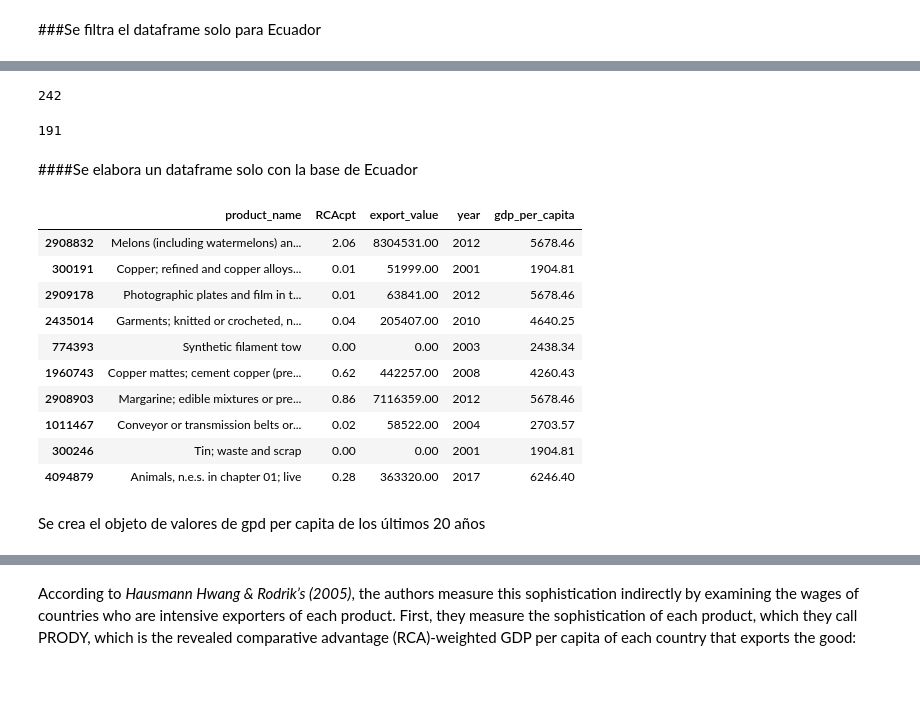
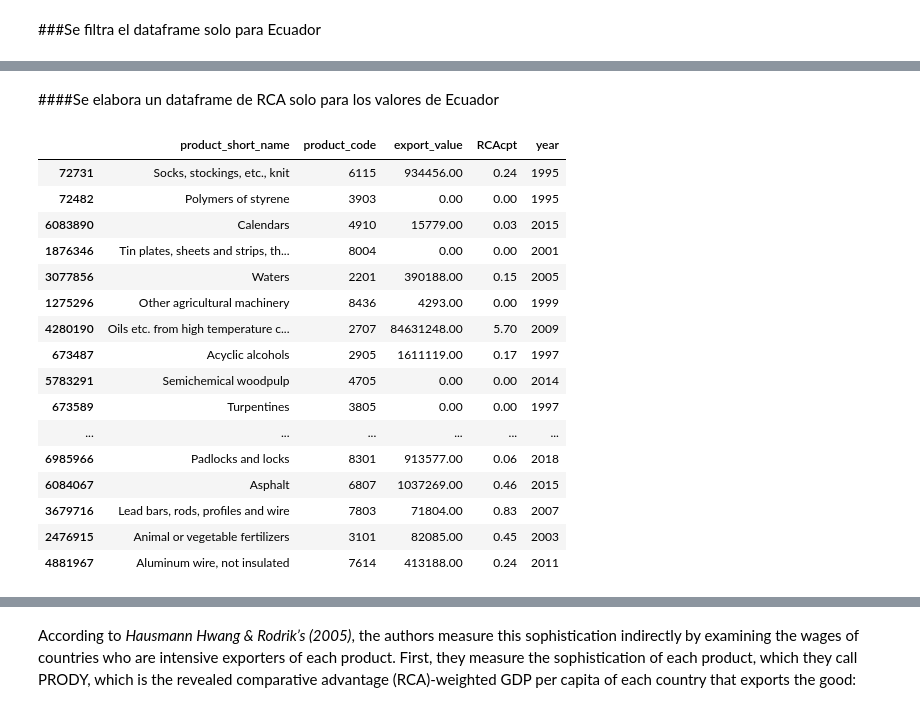
Before and after one commit to descandon88/Ecuador-Growth-data-set, a Jupyter notebook: Ecuador_contrade_data_analysis.ipynb, the cells around one changed output, grey strips where cells are left out. Saved outputs shown, nothing was run; the diff lists cells and outputs as text; code cells hidden in the pictures; blank space fills up the shorter version.

```diff
--- a/Ecuador_contrade_data_analysis.ipynb
+++ b/Ecuador_contrade_data_analysis.ipynb
@@ -99,6 +103,15 @@ memory usage: 337.5+ MB
 # %%
-df_test.sample(n=6)
-df_test.info()
-df_test['product_id'].nunique()
+# df_test.sample(n=6)
+# df_test['hs_product_code'] = df_test['hs_product_code'].apply(np.int64)
+df_short_name.rename(columns={"hs_product_code": "product_code"}, inplace=True)
+df_short_name.rename(columns={"hs_product_name_short_en": "product_short_name"}, inplace=True)
+
+
+df_short_name.sample(n=25)
+
+df_short_name.info()
+df_short_name['product_id'].nunique()
+df_short_name['product_code'].nunique()
+
 # df_test[ (df_test['country_name']=='Ecuador')].sort_values(by=['year'],ascending=False)[['index','country_iso_code','tech','year']][0:30]
 # %% [output]
@@ -128,0 +149,9 @@ df['country_name'].nunique()
+# %%
+df_base['product_code'].nunique()
+    # df_all = pd.merge(df_all,data[[anio_col,pais_col,prod_col,prod_code,value_col]],how='left',on=[anio_col,pais_col,prod_col])
+
+# df['product_code'].nunique()
+# df = pd.merge(df_base, df_short_name[['product_code','short_name']],how='right', on=['product_code']).copy()
+df = pd.merge(df_base, df_short_name[['product_code','product_short_name']],how='inner', on='product_code').copy()
+
+df.head()
@@ -244,7 +464,7 @@ Text(0.5, 1.0, 'Exportaciones de Ecuador')
 # %%
 ## Función para el cálculo de RCA
 
-def calc_rca(data,pais_col,prod_col,anio_col,value_col):
+def calc_rca(data,pais_col,prod_col,prod2_col,anio_col,value_col,prod_code):
     """
       La función que calcula la RCA
 
@@ -253,7 +473,7 @@ def calc_rca(data,pais_col,prod_col,anio_col,value_col):
     df_all = pd.DataFrame(list(product(data[anio_col].unique(), data[pais_col].unique(),data[prod_col].unique())))
     df_all.columns=[anio_col,pais_col,prod_col]
     print('Se procede a fusionar los datos')
-    df_all = pd.merge(df_all,data[[anio_col,pais_col,prod_col,value_col]],how='left',on=[anio_col,pais_col,prod_col])
+    df_all = pd.merge(df_all,data[[anio_col,pais_col,prod_col,prod2_col,prod_code,value_col]],how='left',on=[anio_col,pais_col,prod_col])
     df_all.loc[df_all[value_col].isnull(),value_col] = 0
 
     # En esta parte se calculan propiedades
@@ -265,14 +485,18 @@ def calc_rca(data,pais_col,prod_col,anio_col,value_col):
 
     df_all['RCAcpt'] = (df_all['Xcpt']/df_all['Xct'])/(df_all['Xpt']/df_all['Xt']) #--> ecuación de las ventaja comparativa revelada RCA
 
-    ## 0 si el producto / país tiene 0 exportaciones
+    ## 0 si el producto / país tiene null en rca
     df_all.loc[df_all['RCAcpt'].isnull(),'RCAcpt'] = 0
+    df_all.loc[df_all[prod_code].isnull(),prod_code] = 0
+
+    df_all[prod_code] = df_all[prod_code].apply(np.int64)
+
     # drop the properties
     df_all.drop(['Xcpt','Xct','Xpt','Xt'],axis=1,inplace=True,errors='ignore')
 
     return df_all
 # %%
-df_rca = calc_rca(data=df,pais_col='country_name',prod_col='product_name',anio_col='year',value_col='export_value')
+df_rca = calc_rca(data=df,pais_col='country_name',prod_col='product_name',prod2_col='product_short_name',anio_col='year',value_col='export_value',prod_code='product_code')
 
 print('rca listo!!')
 
@@ -506,27 +543,23 @@ array(['Aruba', 'Afghanistan', 'Angola', 'Anguilla', 'Albania', 'Andorra',
-# %%
-df_rca['country_name'].nunique()
-print('\n')
-# 'St-Martin / St Maarten' esto está unificado y en la base del banco mundial están separados.
-df_merge['country_name'].nunique()
-# %% [output]
-242
-191
 # %% [markdown]
-####Se elabora un dataframe solo con la base de Ecuador
+####Se elabora un dataframe de RCA solo para los valores de Ecuador
 # %%
-df_ec= df_merge[ (df_merge['country_name']=='Ecuador')].sort_values(by=['year','RCAcpt'],ascending=True)[['product_name','RCAcpt','export_value','year','gdp_per_capita']].copy()
-df_ec.sample(n=10)
+df_rca_ec=df_rca[ (df_rca['country_name']=='Ecuador')].sort_values(by=['RCAcpt'],ascending=False)[['product_short_name','product_code','export_value','RCAcpt','year']]
+df_rca_ec.sample(n=20)
 # %% [output]
-|  | product_name | RCAcpt | export_value | year | gdp_per_capita |
-| 2908832 | Melons (including watermelons) an... | 2.06 | 8304531.00 | 2012 | 5678.46 |
-| 300191 | Copper; refined and copper alloys... | 0.01 | 51999.00 | 2001 | 1904.81 |
-| 2909178 | Photographic plates and film in t... | 0.01 | 63841.00 | 2012 | 5678.46 |
-| 2435014 | Garments; knitted or crocheted, n... | 0.04 | 205407.00 | 2010 | 4640.25 |
-| 774393 | Synthetic filament tow | 0.00 | 0.00 | 2003 | 2438.34 |
-| 1960743 | Copper mattes; cement copper (pre... | 0.62 | 442257.00 | 2008 | 4260.43 |
-| 2908903 | Margarine; edible mixtures or pre... | 0.86 | 7116359.00 | 2012 | 5678.46 |
-| 1011467 | Conveyor or transmission belts or... | 0.02 | 58522.00 | 2004 | 2703.57 |
-| 300246 | Tin; waste and scrap | 0.00 | 0.00 | 2001 | 1904.81 |
-| 4094879 | Animals, n.e.s. in chapter 01; live | 0.28 | 363320.00 | 2017 | 6246.40 |
+|  | product_short_name | product_code | export_value | RCAcpt | year |
+| 72731 | Socks, stockings, etc., knit | 6115 | 934456.00 | 0.24 | 1995 |
+| 72482 | Polymers of styrene | 3903 | 0.00 | 0.00 | 1995 |
+| 6083890 | Calendars | 4910 | 15779.00 | 0.03 | 2015 |
+| 1876346 | Tin plates, sheets and strips, th... | 8004 | 0.00 | 0.00 | 2001 |
+| 3077856 | Waters | 2201 | 390188.00 | 0.15 | 2005 |
+| 1275296 | Other agricultural machinery | 8436 | 4293.00 | 0.00 | 1999 |
+| 4280190 | Oils etc. from high temperature c... | 2707 | 84631248.00 | 5.70 | 2009 |
+| 673487 | Acyclic alcohols | 2905 | 1611119.00 | 0.17 | 1997 |
+| 5783291 | Semichemical woodpulp | 4705 | 0.00 | 0.00 | 2014 |
+| 673589 | Turpentines | 3805 | 0.00 | 0.00 | 1997 |
+| ... | ... | ... | ... | ... | ... |
+| 6985966 | Padlocks and locks | 8301 | 913577.00 | 0.06 | 2018 |
+| 6084067 | Asphalt | 6807 | 1037269.00 | 0.46 | 2015 |
+| 3679716 | Lead bars, rods, profiles and wire | 7803 | 71804.00 | 0.83 | 2007 |
+| 2476915 | Animal or vegetable fertilizers | 3101 | 82085.00 | 0.45 | 2003 |
+| 4881967 | Aluminum wire, not insulated | 7614 | 413188.00 | 0.24 | 2011 |
-# %% [markdown]
-Se crea el objeto de valores de gpd per capita de los últimos 20 años
```
Also changed, not shown: parts of 36 cells of this notebook.
